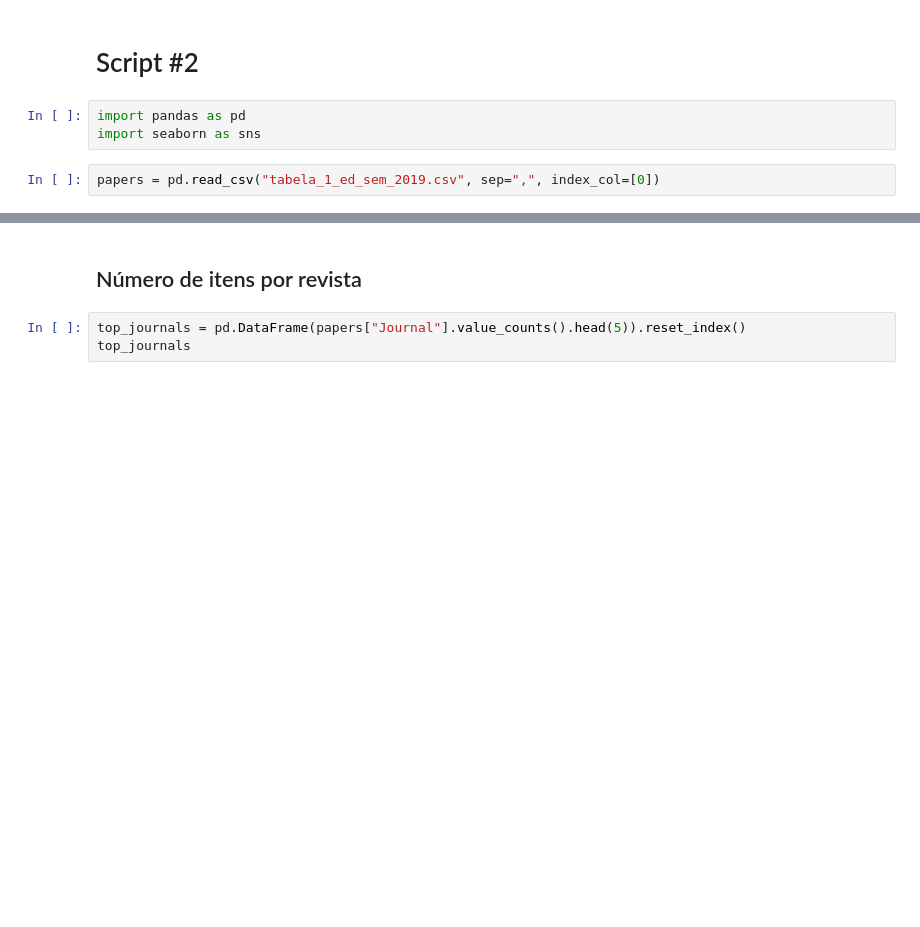
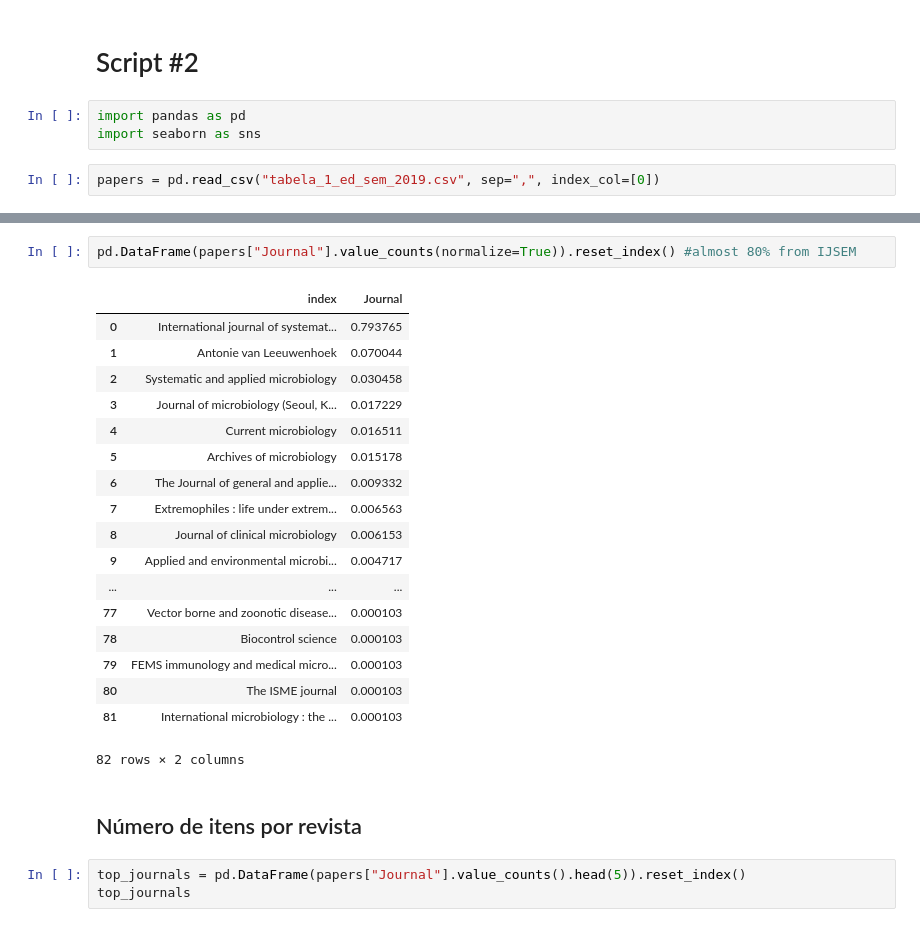
Before and after one commit to fhsantanna/bibliometrics, a Jupyter notebook: script_2_n_revistas_17012019.ipynb, the cells around one changed output, grey strips where cells are left out. Saved outputs shown, nothing was run; the diff lists cells and outputs as text; blank space fills up the shorter version.

```diff
--- a/script_2_n_revistas_17012019.ipynb
+++ b/script_2_n_revistas_17012019.ipynb
@@ -12,6 +12,27 @@ papers.head(3)
 | 0 | International journal of systemat... | Leucothrix arctica sp. nov., isol... | ['Baek Kiwoon' 'Choi Ahyoung' 'Le... | 2018 | A Gram-stain-negative, non-motile... |
 | 1 | International journal of systemat... | Hyphobacterium indicum sp. nov., ... | ['Ruan Chu-Jin' 'Zheng Xiao-Wei' ... | 2018 | A novel aerobic, Gram-stain-negat... |
 | 4 | International journal of systemat... | Sphingopyxis lindanitolerans sp. ... | ['Kaminski Michal A' 'Sobczak Ada... | 2018 | An aerobic, Gram-stain-negative, ... |
+# %%
+pd.DataFrame(papers["Journal"].value_counts(normalize=True)).reset_index() #almost 80% from IJSEM
+# %% [output]
+|  | index | Journal |
+| 0 | International journal of systemat... | 0.793765 |
+| 1 | Antonie van Leeuwenhoek | 0.070044 |
+| 2 | Systematic and applied microbiology | 0.030458 |
+| 3 | Journal of microbiology (Seoul, K... | 0.017229 |
+| 4 | Current microbiology | 0.016511 |
+| 5 | Archives of microbiology | 0.015178 |
+| 6 | The Journal of general and applie... | 0.009332 |
+| 7 | Extremophiles : life under extrem... | 0.006563 |
+| 8 | Journal of clinical microbiology | 0.006153 |
+| 9 | Applied and environmental microbi... | 0.004717 |
+| ... | ... | ... |
+| 77 | Vector borne and zoonotic disease... | 0.000103 |
+| 78 | Biocontrol science | 0.000103 |
+| 79 | FEMS immunology and medical micro... | 0.000103 |
+| 80 | The ISME journal | 0.000103 |
+| 81 | International microbiology : the ... | 0.000103 |
+82 rows × 2 columns
 # %% [markdown]
 ## Número de itens por revista
 # %%
```
Also changed, not shown: parts of 1 cell of this notebook.
